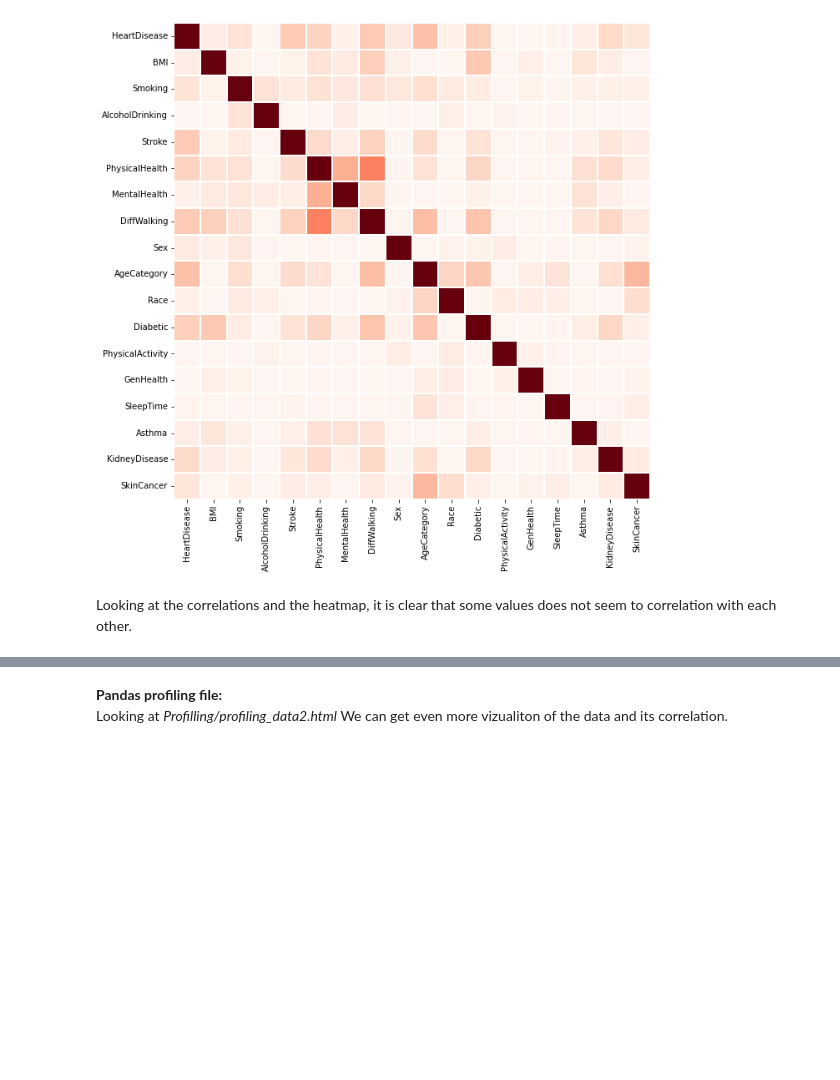
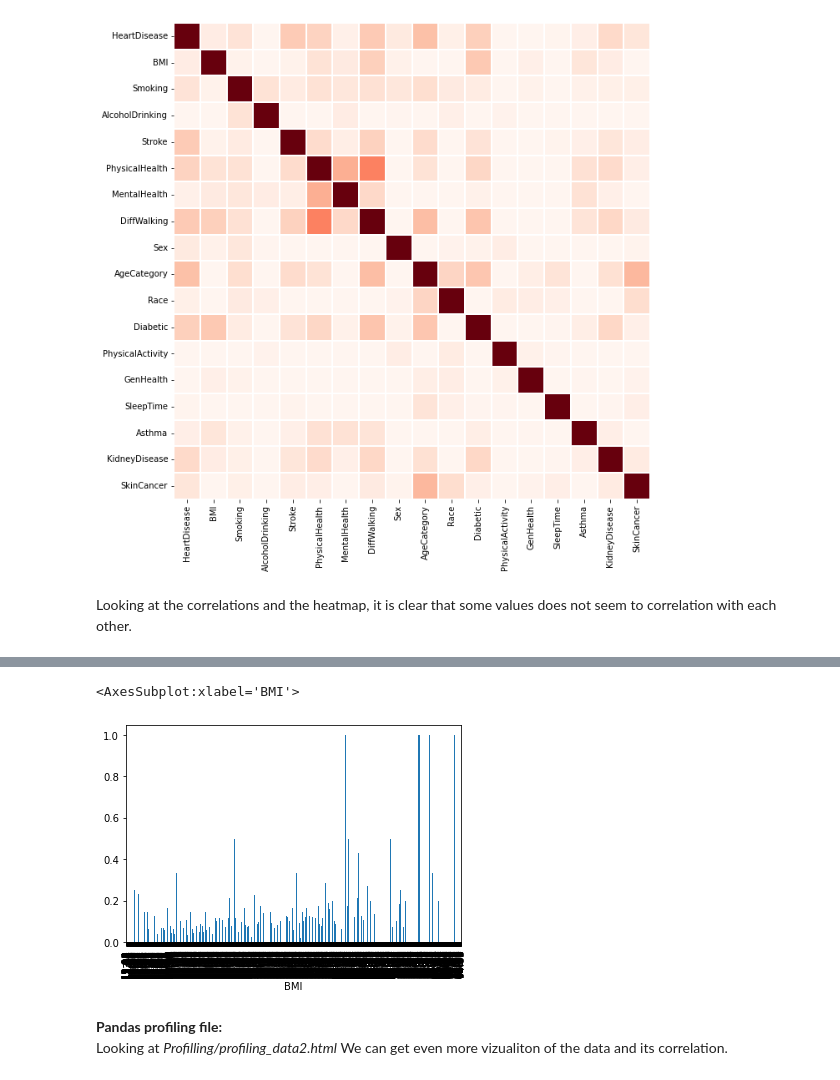
Before and after one commit to SebastianBentley/DSExam2022, a Jupyter notebook: Data2.ipynb, the cells around one changed output, grey strips where cells are left out. Cells and saved outputs as stored; diff of their text form; code cells hidden in the pictures; blank space fills up the shorter version.

Commit message:
images

```diff
--- a/Data2.ipynb
+++ b/Data2.ipynb
@@ -236,3 +240,8 @@ This tells us that we a have many younger people, without heart disease, which i
+# %%
+p_df.groupby('BMI')['HeartDisease'].mean().plot(kind='bar')
+# %% [output]
+<AxesSubplot:xlabel='BMI'>
+[figure, added]
 # %% [markdown]
 **Pandas profiling file:**\
 Looking at *Profilling/profiling_data2.html* We can get even more vizualiton of the data and its correlation.
```
Also changed, not shown: parts of 2 cells of this notebook, 1 other file.
